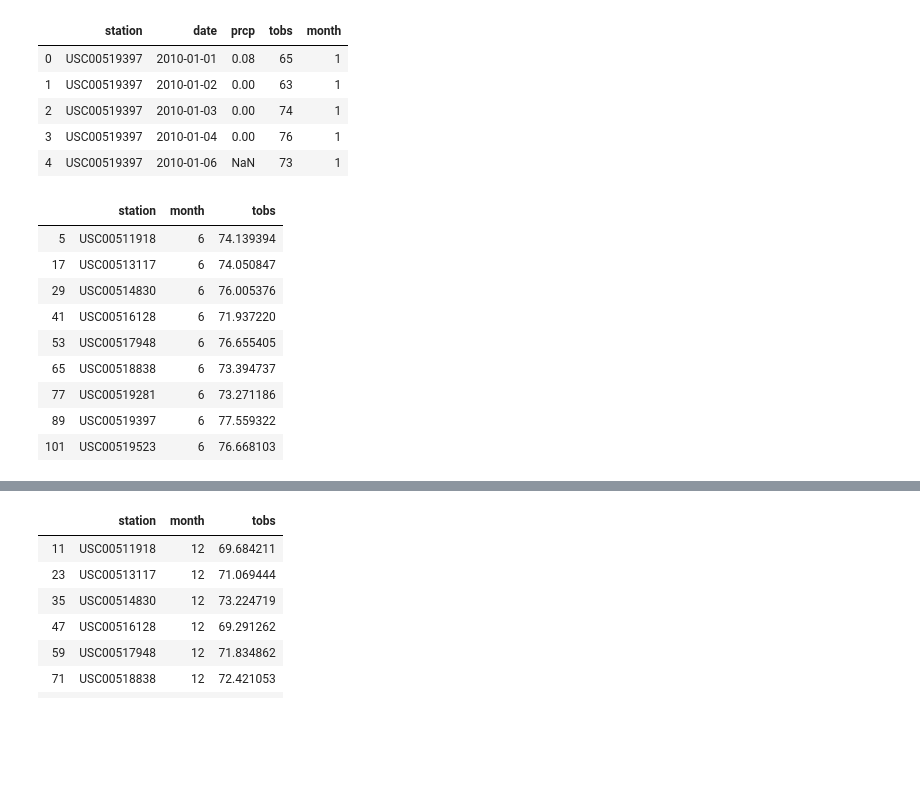
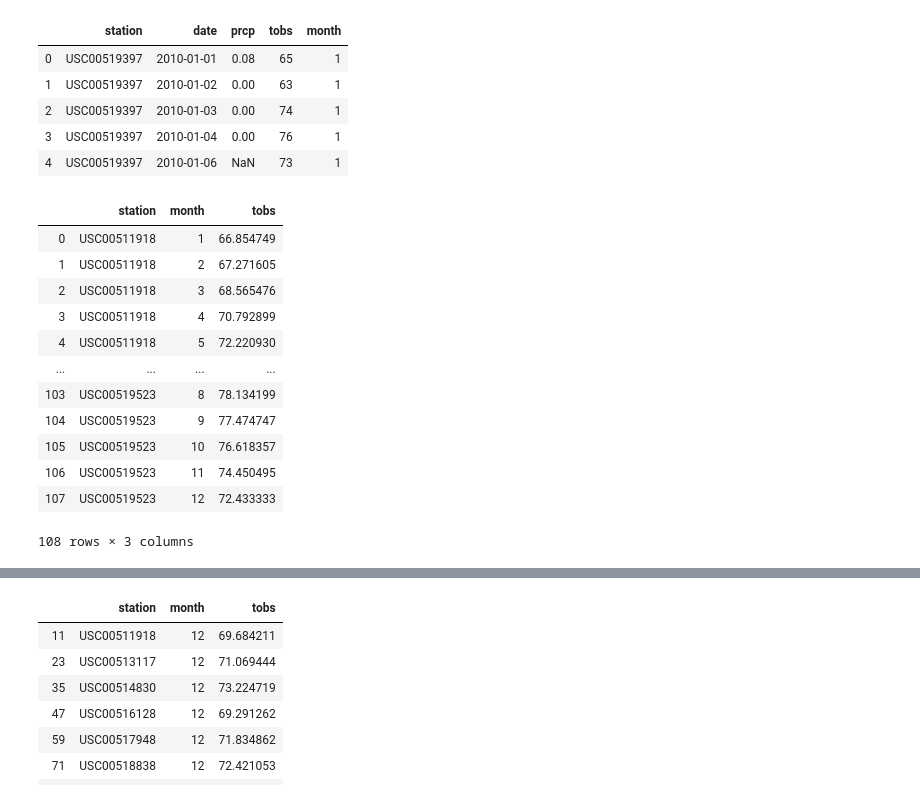
Before and after one commit to vijay-mygit/Sqlalchemy-Challenge, a Jupyter notebook: Code/Climate.ipynb, the cells around one changed output, grey strips where cells are left out. Drawn from its saved outputs; the diff is of its cells as text; code cells hidden in the pictures; blank space fills up the shorter version.

```diff
--- a/Code/Climate.ipynb
+++ b/Code/Climate.ipynb
@@ -307,17 +276,19 @@ m_df.head()
 # %%
 avg_tobs = m_df.groupby(["station","month"])["tobs"].mean()
 avg_tobs = pd.DataFrame({"tobs":avg_tobs})
 avg_tobs = avg_tobs.reset_index()
-june_avg = avg_tobs.loc[avg_tobs["month"] == 6]
-june_avg
+avg_tobs
 # %% [output]
 |  | station | month | tobs |
-| 5 | USC00511918 | 6 | 74.139394 |
-| 17 | USC00513117 | 6 | 74.050847 |
-| 29 | USC00514830 | 6 | 76.005376 |
-| 41 | USC00516128 | 6 | 71.937220 |
-| 53 | USC00517948 | 6 | 76.655405 |
-| 65 | USC00518838 | 6 | 73.394737 |
-| 77 | USC00519281 | 6 | 73.271186 |
-| 89 | USC00519397 | 6 | 77.559322 |
-| 101 | USC00519523 | 6 | 76.668103 |
+| 0 | USC00511918 | 1 | 66.854749 |
+| 1 | USC00511918 | 2 | 67.271605 |
+| 2 | USC00511918 | 3 | 68.565476 |
+| 3 | USC00511918 | 4 | 70.792899 |
+| 4 | USC00511918 | 5 | 72.220930 |
+| ... | ... | ... | ... |
+| 103 | USC00519523 | 8 | 78.134199 |
+| 104 | USC00519523 | 9 | 77.474747 |
+| 105 | USC00519523 | 10 | 76.618357 |
+| 106 | USC00519523 | 11 | 74.450495 |
+| 107 | USC00519523 | 12 | 72.433333 |
+108 rows × 3 columns
```
Also changed, not shown: parts of 7 cells of this notebook, 1 other file.
